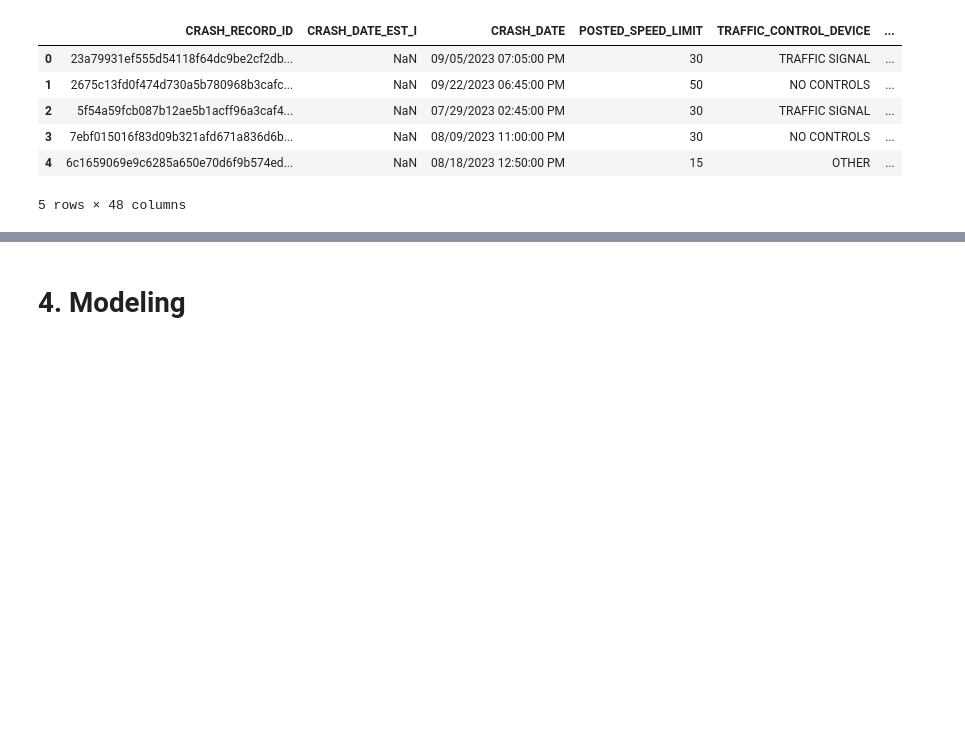
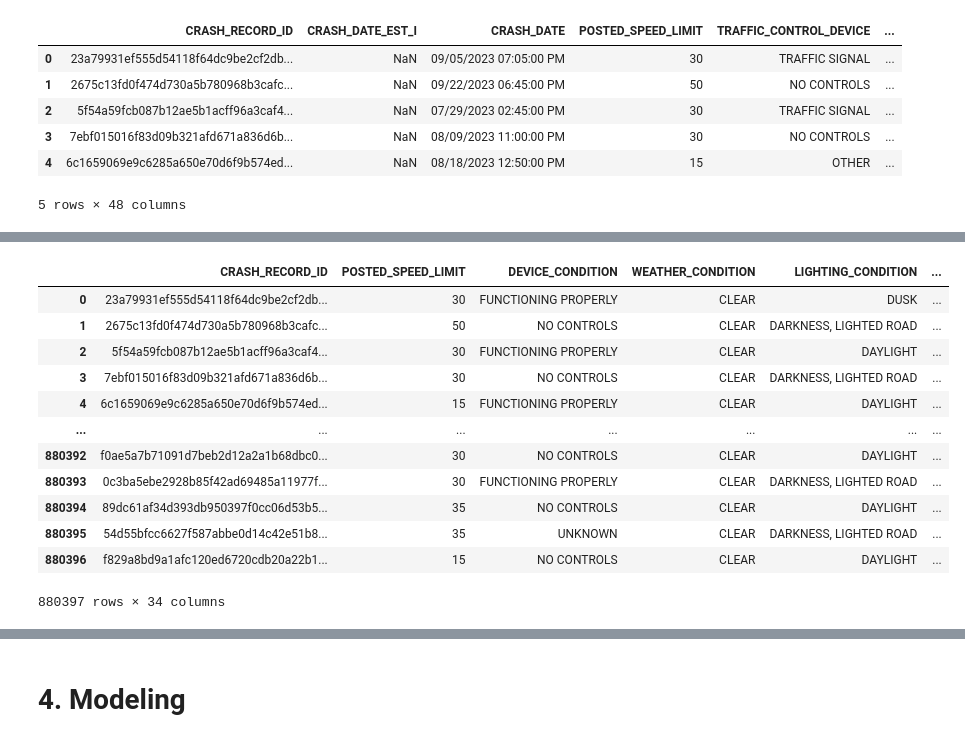
Before and after one commit to MMJGGR/Phase_4_Project, a Jupyter notebook: index.ipynb, the cells around one changed output, grey strips where cells are left out. Drawn from its saved outputs; the diff is of its cells as text; code cells hidden in the pictures; blank space fills up the shorter version.

Commit message:
finished initial data understanding

```diff
--- a/index.ipynb
+++ b/index.ipynb
@@ -45,0 +137,6 @@ dtype: int64
+# %%
+columns_to_drop = ['CRASH_DATE_EST_I', 'CRASH_DATE','REPORT_TYPE', 'TRAFFIC_CONTROL_DEVICE',
+    'PHOTOS_TAKEN_I','STATEMENTS_TAKEN_I','DOORING_I','STREET_NO','STREET_DIRECTION','STREET_NAME','BEAT_OF_OCCURRENCE','LANE_CNT','LATITUDE', 'LONGITUDE']
+
+relevant_data = data.drop(columns = columns_to_drop, axis=1)
+relevant_data.head()
@@ -45,0 +193,24 @@ dtype: int64
+# %%
+columns_to_fill_with_N = ['INTERSECTION_RELATED_I', 'NOT_RIGHT_OF_WAY_I',
+    'HIT_AND_RUN_I', 'WORK_ZONE_I', 'WORK_ZONE_TYPE', 'WORKERS_PRESENT_I']  #columns with many missing values which should actually be N
+
+# Fill the selected columns with 'N'
+relevant_data[columns_to_fill_with_N] = relevant_data[columns_to_fill_with_N].fillna('N') #fill the columns with N
+
+# Fill 'WORK_ZONE_TYPE' with 'Other'
+relevant_data['WORK_ZONE_TYPE'] = relevant_data['WORK_ZONE_TYPE'].fillna('Other') #fill this column with Other
+relevant_data.head()
+# %% [output]
+|  | CRASH_RECORD_ID | POSTED_SPEED_LIMIT | DEVICE_CONDITION | WEATHER_CONDITION | LIGHTING_CONDITION | ... |
+| 0 | 23a79931ef555d54118f64dc9be2cf2db... | 30 | FUNCTIONING PROPERLY | CLEAR | DUSK | ... |
+| 1 | 2675c13fd0f474d730a5b780968b3cafc... | 50 | NO CONTROLS | CLEAR | DARKNESS, LIGHTED ROAD | ... |
+| 2 | 5f54a59fcb087b12ae5b1acff96a3caf4... | 30 | FUNCTIONING PROPERLY | CLEAR | DAYLIGHT | ... |
+| 3 | 7ebf015016f83d09b321afd671a836d6b... | 30 | NO CONTROLS | CLEAR | DARKNESS, LIGHTED ROAD | ... |
+| 4 | 6c1659069e9c6285a650e70d6f9b574ed... | 15 | FUNCTIONING PROPERLY | CLEAR | DAYLIGHT | ... |
+| ... | ... | ... | ... | ... | ... | ... |
+| 880392 | f0ae5a7b71091d7beb2d12a2a1b68dbc0... | 30 | NO CONTROLS | CLEAR | DAYLIGHT | ... |
+| 880393 | 0c3ba5ebe2928b85f42ad69485a11977f... | 30 | FUNCTIONING PROPERLY | CLEAR | DARKNESS, LIGHTED ROAD | ... |
+| 880394 | 89dc61af34d393db950397f0cc06d53b5... | 35 | NO CONTROLS | CLEAR | DAYLIGHT | ... |
+| 880395 | 54d55bfcc6627f587abbe0d14c42e51b8... | 35 | UNKNOWN | CLEAR | DARKNESS, LIGHTED ROAD | ... |
+| 880396 | f829a8bd9a1afc120ed6720cdb20a22b1... | 15 | NO CONTROLS | CLEAR | DAYLIGHT | ... |
+880397 rows × 34 columns
```
Also changed, not shown: parts of 26 cells of this notebook.
